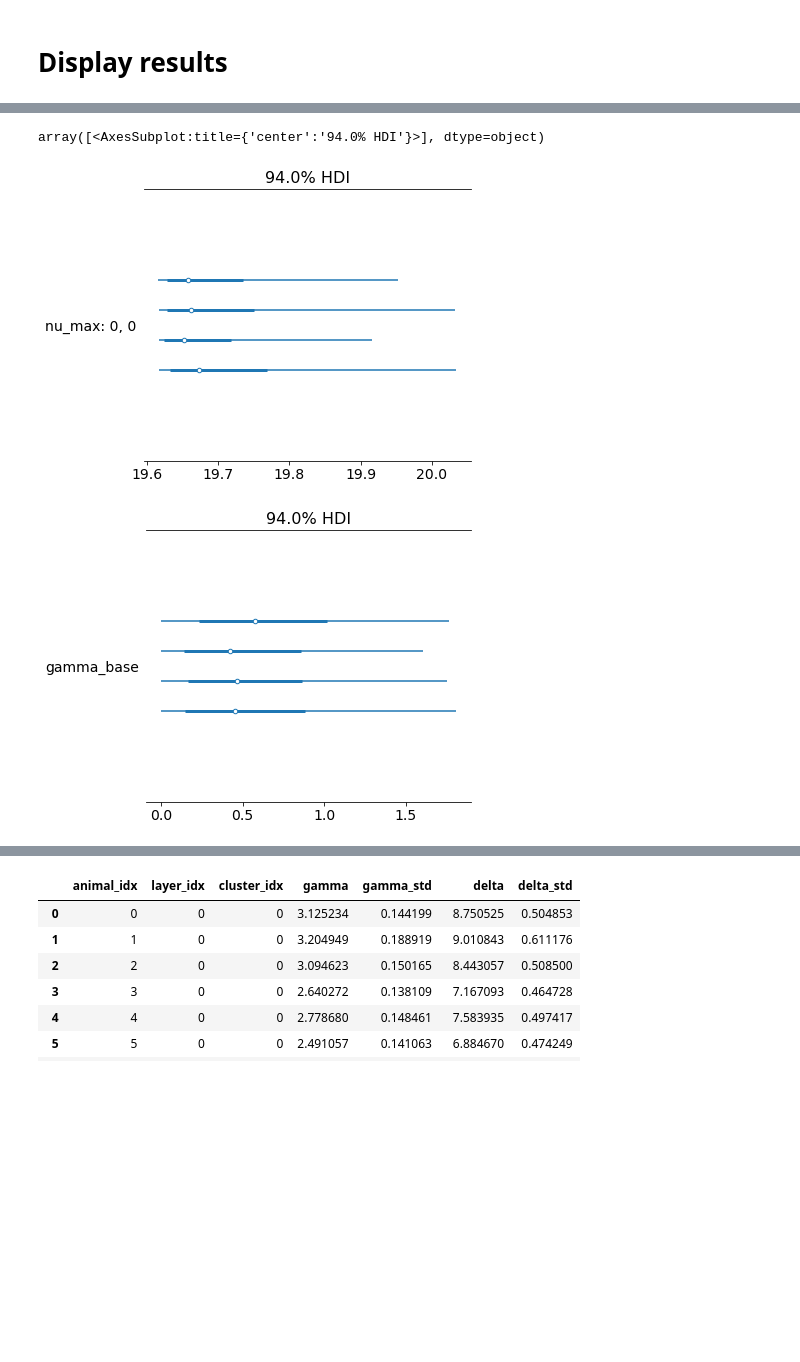
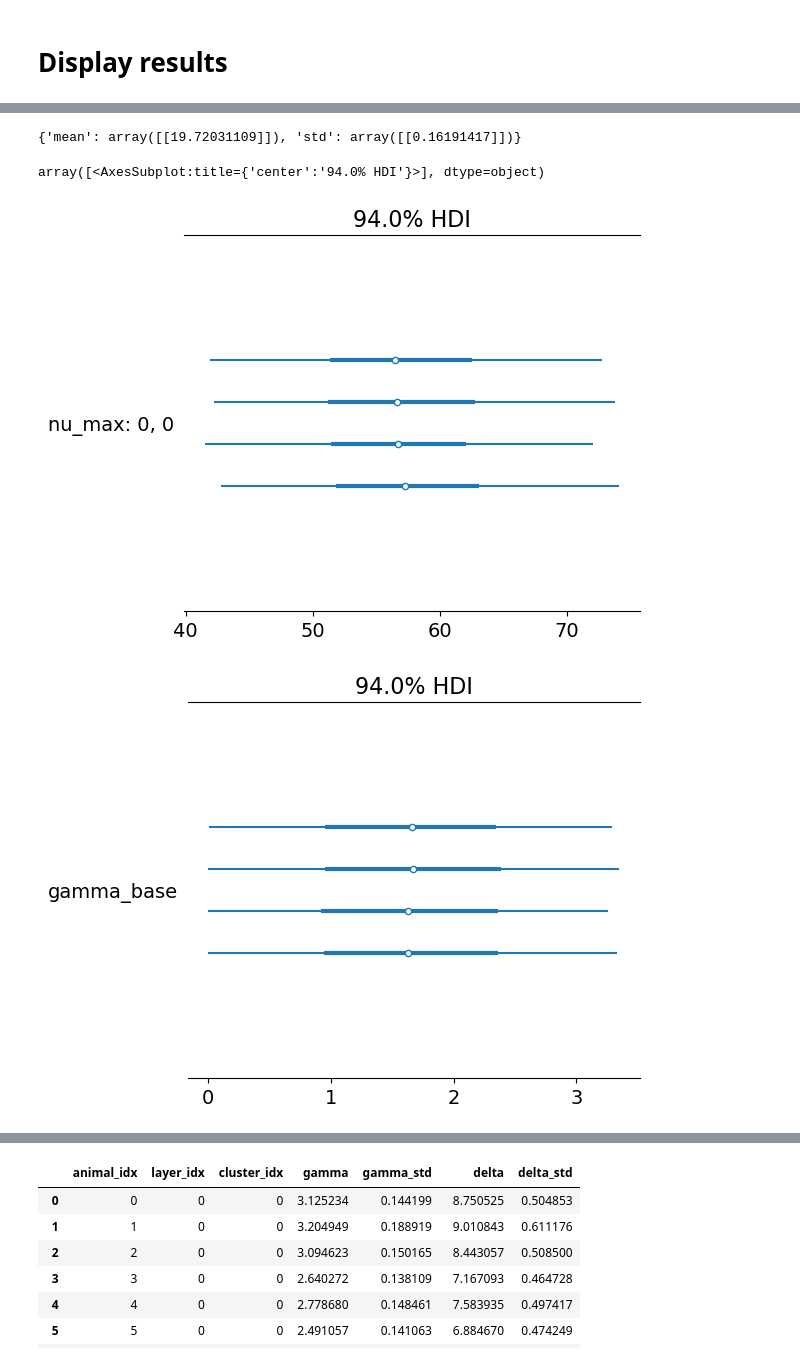
Before and after one commit to woxxel/DarkMatter, a Jupyter notebook: notebooks/spiking_data_analysis.ipynb, the cells around one changed output, grey strips where cells are left out. Drawn from its saved outputs; the diff is of its cells as text; code cells hidden in the pictures; blank space fills up the shorter version.

```diff
--- a/notebooks/spiking_data_analysis.ipynb
+++ b/notebooks/spiking_data_analysis.ipynb
@@ -63,6 +45,7 @@ mP_withSilent = ModelParams('empirical',filePath='../../data/BuscheLab/2P_data.x
 <h1>Model definition</h1>
 # %%
 ##### currently issues: ~99% of traces diverge -> pole is difficult to fit
-#trace = run_on_data(mP,draws=5000,tune=10000,savePath='results_xls_noSilent.nc')
-trace_silent = run_on_data(mP_withSilent,draws=5000,tune=10000,savePath='results_xls_trace.nc')
-#trace_Ca = run_on_data(mP_Ca,draws=5000,tune=10000,savePath='results_Ca_trace.nc')
+trace = run_on_data(mP,draws=5000,tune=10000,loadPath='results_xls_noSilent.nc')
+trace_silent = run_on_data(mP_withSilent,draws=5000,tune=10000,loadPath='results_xls_trace.nc')
+trace_Ca = run_on_data(mP_Ca,draws=5000,tune=10000,loadPath='results_Ca_trace.nc',)
+traces = [trace,trace_silent,trace_Ca]
@@ -111,11 +187,15 @@ results_Ca = post_inference(mP_Ca,trace_Ca)
+# %%
+results_silent['nu_max']
+# %% [output]
+{'mean': array([[19.72031109]]), 'std': array([[0.16191417]])}
 # %%
-t = trace_silent
+t = trace
 az.plot_forest(t,var_names=['nu_max'])
 az.plot_forest(t,var_names=['gamma_base'])
 az.plot_forest(t,var_names=['^delta_gamma'], filter_vars='regex')
 az.plot_forest(t,var_names=['delta_base'])
 az.plot_forest(t,var_names=['^delta_delta'], filter_vars='regex')
 # %% [output]
 array([<AxesSubplot:title={'center':'94.0% HDI'}>], dtype=object)
-[figure, old version]
+[figure, new version]
-[figure, old version]
+[figure, new version]
```
Also changed, not shown: parts of 16 cells of this notebook, 7 other files.
